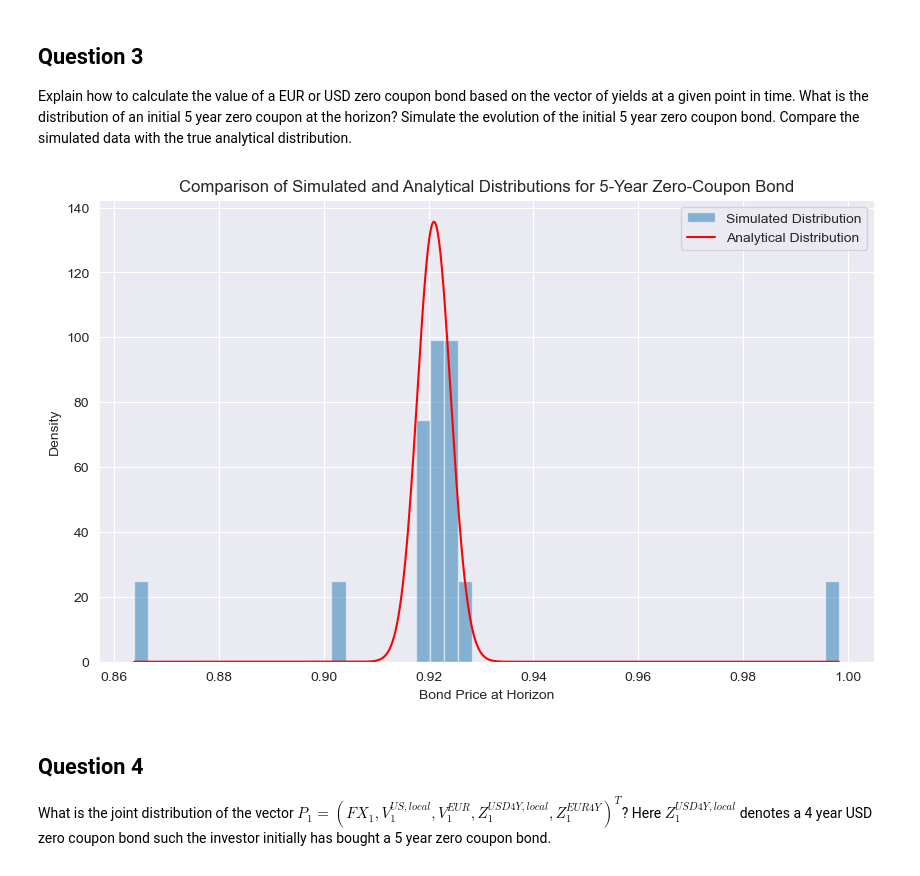
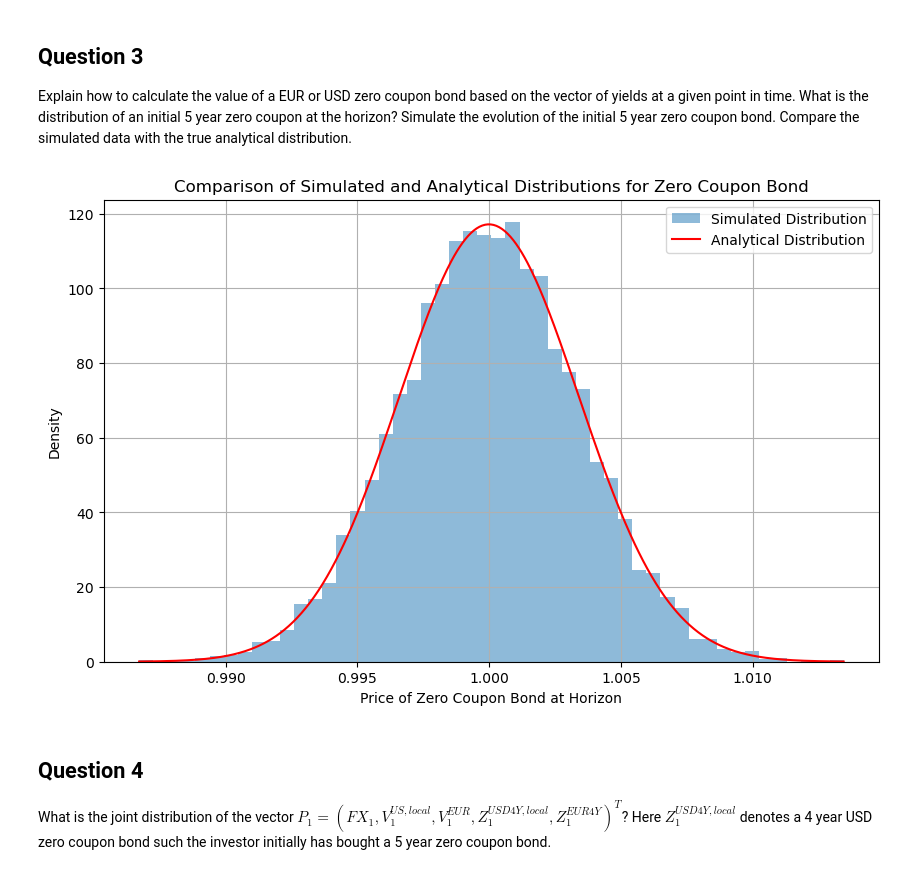
Before and after one commit to tbearlarsen/PyExam, a Jupyter notebook: Exam.ipynb, the cells around one changed output. Cells and saved outputs as stored; diff of their text form; code cells hidden in the pictures.

```diff
--- a/Exam.ipynb
+++ b/Exam.ipynb
@@ -108,20 +102,19 @@ plt.show()
 Obtain the distribution of $V_{1}^{US,local}$. Again, simulate the evolution of $V_{1}^{US,local}$. Compare the simulated data with the true analytical distribution.
 # %%
 # Parameters and simulation setup
-v_us_index = 1  # Assuming V1^US,local is the second variable in the covariance matrix
-time_horizon = 1  # One time step (week)
-num_simulations = 10000  # Number of simulations
-mean_vector = np.array([0.07 * delta_t, 0.06 * delta_t] + [0] * (len(covariance_matrix) - 2))  # μ
-cov_matrix = covariance_matrix.to_numpy()  # Covariance matrix
-x0 = init_values["initial values"].to_numpy()  # Initial values
+v_us_index = 1
+mean_vector = np.array([0.07 * delta_t, 0.06 * delta_t] + [0] * (len(covariance_matrix) - 2))
+num_simulations = 10000
 
-# Simulate the distribution of V1^US,local
-np.random.seed(42)  # For reproducibility
+#Simulate the distribution of V1^US,local
+np.random.seed(42)
 simulated_shocks = np.random.multivariate_normal(mean_vector, cov_matrix, num_simulations)
 simulated_v1_us_local = x0[v_us_index] + simulated_shocks[:, v_us_index]
+#simulated_v1_us_local = np.exp(x0[v_us_index] + simulated_shocks[:, v_us_index])
 
 # Analytical distribution of V1^US,local
 mean_v1_us_local = x0[v_us_index] + mean_vector[v_us_index]
+#mean_v1_us_local = np.exp(x0[v_us_index] + mean_vector[v_us_index])
 std_v1_us_local = np.sqrt(cov_matrix[v_us_index, v_us_index])
 
 # Plot the simulated and analytical distributions
@@ -131,8 +124,9 @@ plt.figure(figsize=(10, 6))
 plt.hist(simulated_v1_us_local, bins=50, alpha=0.5, label="Simulated Distribution", density=True)
 
 # Analytical normal distribution
-x = np.linspace(mean_v1_us_local - 4 * std_v1_us_local, mean_v1_us_local + 4 * std_v1_us_local, 500)
-pdf = (1 / (std_v1_us_local * np.sqrt(2 * np.pi))) * np.exp(-0.5 * ((x - mean_v1_us_local) / std_v1_us_local) ** 2)
+x = np.linspace(mean_v1_us_local - 4 * std_v1_us_local, mean_v1_us_local + 4 * std_v1_us_local, 500) #generates the linearly spaced numbers over which the PDF will be calculated.
+pdf = norm.pdf(x, loc=mean_v1_us_local, scale=std_v1_us_local) #calculates the PDF
+#pdf = lognorm.pdf(x, s=std_v1_us_local, scale=mean_v1_us_local)
 plt.plot(x, pdf, label="Analytical Distribution", color='red')
 
 # Labels and legend
@@ -149,53 +143,47 @@ plt.show()
 Explain how to calculate the value of a EUR or USD zero coupon bond based on the vector of yields at a given point in time. What is the distribution of an initial 5 year zero coupon at the horizon? Simulate the evolution of the initial 5 year zero coupon bond. Compare the simulated data with the true analytical distribution.
 # %%
 # Parameters
-time_to_maturity = 5  # Initial maturity (years)
-reduced_maturity = time_to_maturity - 1  # Maturity at horizon (4 years)
-bond_index = 7  # Assuming the 5-year EUR yield is the 6th variable in the covariance matrix
-num_simulations = 1000  # Number of simulations
+initial_yield_index = 6  # Assuming the 5-year yield is at index 4 in the state vector
+tau_initial = 5  # Initial maturity
+tau_horizon = 4  # Maturity at horizon
+num_simulations = 10000
 
-# Initial 5-year yield
-initial_yield = x0[bond_index]  # Extract initial yield from x0
+# Initial values and parameters
+initial_yield = x0[initial_yield_index]
+mu_yield = mean_vector[initial_yield_index]
+sigma_yield = np.sqrt(cov_matrix[initial_yield_index, initial_yield_index])
 
-# Initial bond price
-initial_bond_price = np.exp(-initial_yield * time_to_maturity)
+# Simulate weekly changes in yield
+np.random.seed(42)
+simulated_yields = np.random.normal(mu_yield, sigma_yield, size=num_simulations)
 
-# Simulate yields at horizon
-np.random.seed(42)  # For reproducibility
-simulated_shocks = np.random.multivariate_normal(mean_vector, cov_matrix, num_simulations)
-simulated_yield_horizon = x0[bond_index] + simulated_shocks[bond_index, :]
+# Calculate bond prices at horizon
+prices_horizon = np.exp(-simulated_yields * tau_horizon)
 
-# Simulated bond prices at horizon
-simulated_bond_prices = np.exp(-simulated_yield_horizon * reduced_maturity)
+# Analytical distribution parameters
+mu_price = -tau_horizon * mu_yield
+sigma_price = np.sqrt(tau_horizon**2 * sigma_yield**2)
 
-# Analytical distribution of bond prices
-mean_yield_horizon = x0[bond_index] + mean_vector[bond_index]
-std_yield_horizon = np.sqrt(cov_matrix[bond_index, bond_index])
-mean_log_price = -mean_yield_horizon * reduced_maturity
-std_log_price = reduced_maturity * std_yield_horizon
-mean_price = np.exp(mean_log_price + 0.5 * std_log_price**2)
-std_price = np.sqrt((np.exp(std_log_price**2) - 1) * np.exp(2 * mean_log_price + std_log_price**2))
-
-# Plot the simulated and analytical distributions
+# Plot simulated and analytical distributions
 plt.figure(figsize=(10, 6))
 
 # Simulated distribution
-plt.hist(simulated_bond_prices, bins=50, alpha=0.5, label="Simulated Distribution", density=True)
+plt.hist(prices_horizon, bins=50, alpha=0.5, label="Simulated Distribution", density=True)
 
-# Analytical log-normal distribution
-x = np.linspace(min(simulated_bond_prices), max(simulated_bond_prices), 500)
-lognorm_pdf = (1 / (x * std_price * np.sqrt(2 * np.pi))) * np.exp(-0.5 * ((np.log(x) - mean_log_price) / std_log_price) ** 2)
-plt.plot(x, lognorm_pdf, label="Analytical Distribution", color='red')
+# Analytical lognormal distribution
+x = np.linspace(min(prices_horizon), max(prices_horizon), 500)
+pdf = lognorm.pdf(x, s=sigma_price, scale=np.exp(mu_price))
+plt.plot(x, pdf, label="Analytical Distribution", color='red')
 
 # Labels and legend
-plt.title("Comparison of Simulated and Analytical Distributions for 5-Year Zero-Coupon Bond")
-plt.xlabel("Bond Price at Horizon")
+plt.title("Comparison of Simulated and Analytical Distributions for Zero Coupon Bond")
+plt.xlabel("Price of Zero Coupon Bond at Horizon")
 plt.ylabel("Density")
 plt.legend()
 plt.grid(True)
 plt.show()
 # %% [output]
-[figure, old version]
+[figure, new version]
 # %% [markdown]
 ## Question 4
 What is the joint distribution of the vector $P_1 = (F{X_1}, V_{1}^{US,local}, V_{1}^{EUR}, Z_{1}^{USD 4Y,local}, Z_{1}^{EUR 4Y})^T$? Here $Z_{1}^{USD 4Y,local}$ denotes a 4 year USD zero coupon bond such the investor initially has bought a 5 year zero coupon bond.
```
Also changed, not shown: parts of 4 cells of this notebook, 5 other files.
